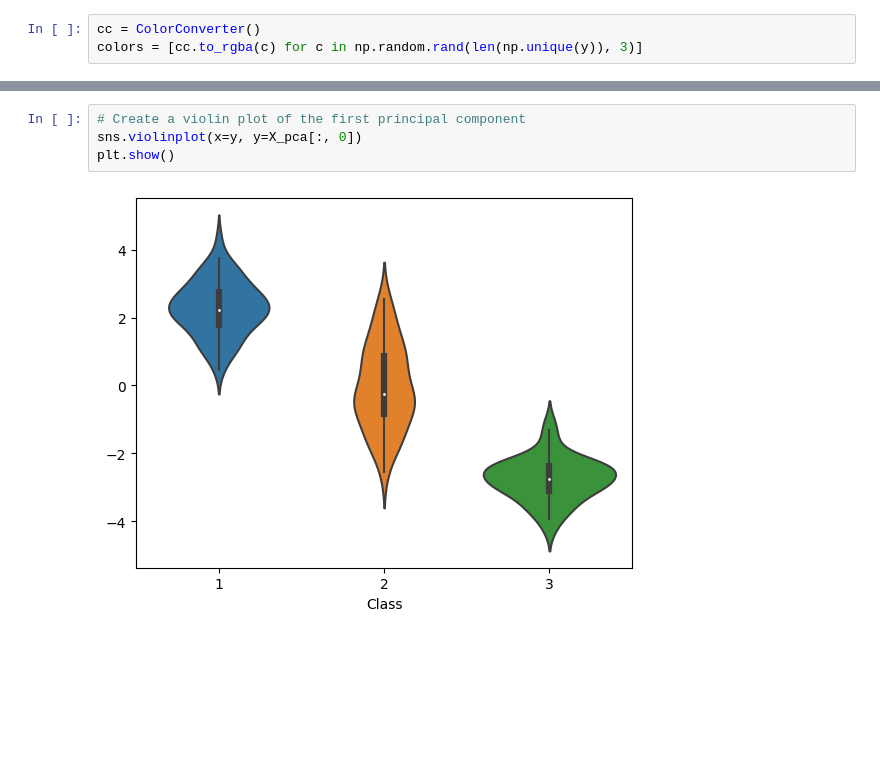
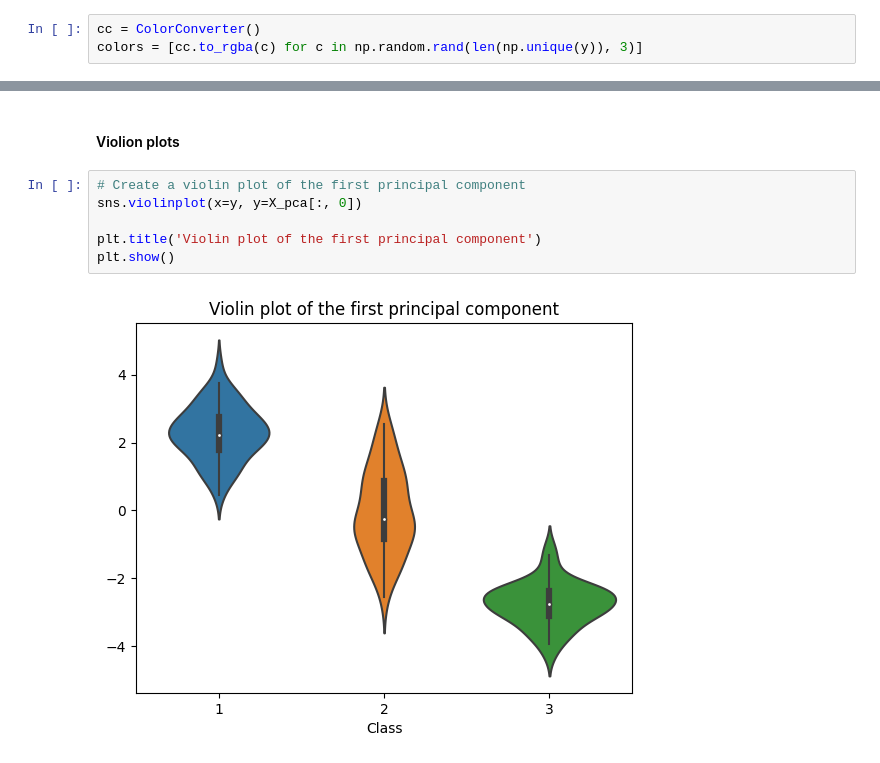
Before and after one commit to sskender/data-visualization, a Jupyter notebook: lab3/Wines.ipynb, the cells around one changed output, grey strips where cells are left out. Drawn from its saved outputs; the diff is of its cells as text; blank space fills up the shorter version.

```diff
--- a/lab3/Wines.ipynb
+++ b/lab3/Wines.ipynb
@@ -208,9 +230,13 @@ I hope this helps! Let me know if you have any questions or if you need further
+# %% [markdown]
+#### Violion plots
 # %%
 # Create a violin plot of the first principal component
 sns.violinplot(x=y, y=X_pca[:, 0])
+
+plt.title('Violin plot of the first principal component')
 plt.show()
 # %% [output]
-[figure, old version]
+[figure, new version]
 # %%
 # Create a violin plot of the second principal component
 sns.violinplot(x=y, y=X_pca[:, 1])
```
Also changed, not shown: parts of 28 cells of this notebook.
